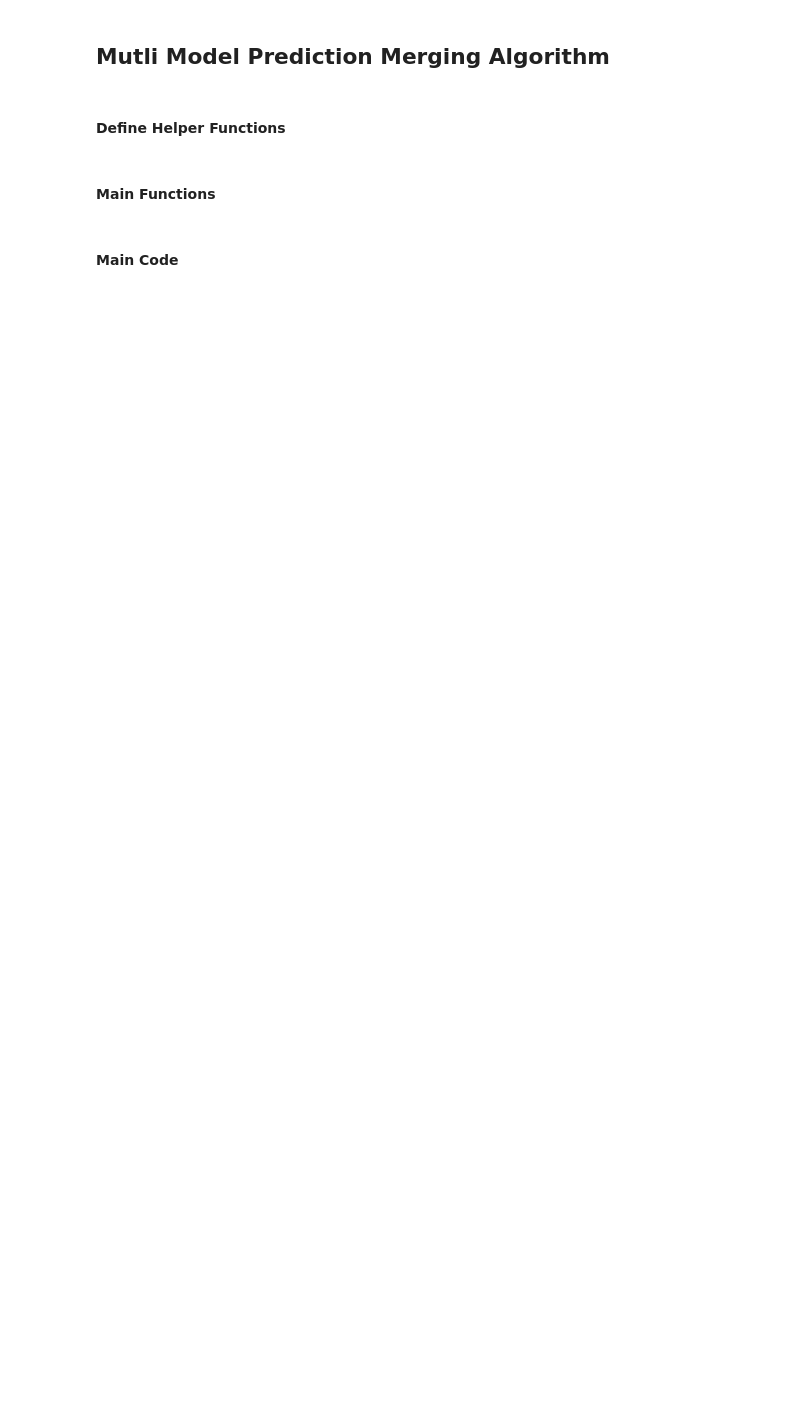
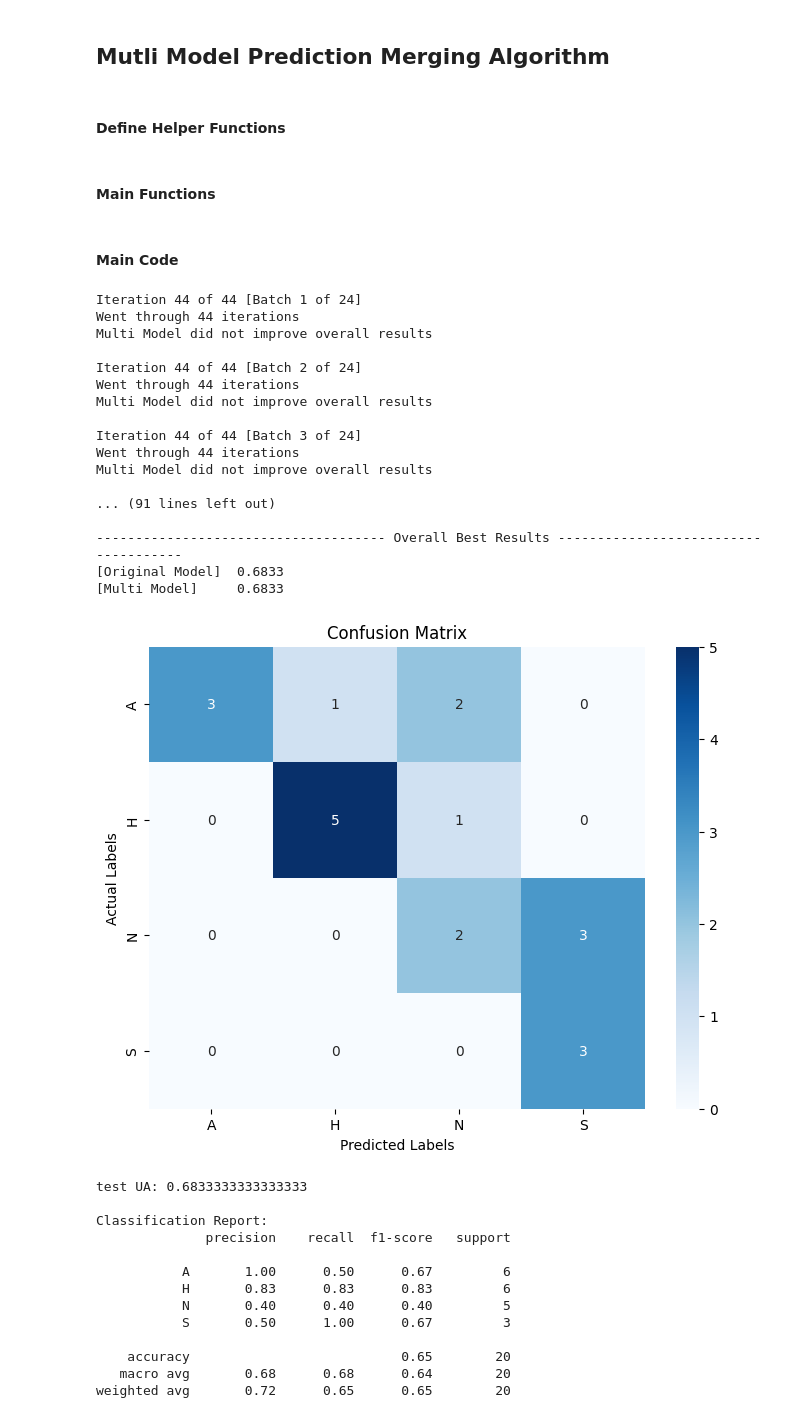
Before and after one commit to ExpiredTapWater/AAI3001-Small-Project, a Jupyter notebook: MainNotebook.ipynb, the cells around one changed output. Drawn from its saved outputs; the diff is of its cells as text; code cells hidden in the pictures; blank space fills up the shorter version.

```diff
--- a/MainNotebook.ipynb
+++ b/MainNotebook.ipynb
@@ -189 +83,4 @@ else: # Running on local Jupyter instance
+# %%
+PLOT_TRAINING_GRAPHS = True
+OUTPUT_MODEL_NAME = "wav2vec2-AAI3001-model"
 # %% [markdown]
@@ -217,0 +124,24 @@ USE_CLASS_WEIGHTS = False #Scored 0.725 when enabled, slightly lower our best
+# %%
+SAVE_FINAL_PREDICTION_CSV = True
+FORMAT_CSV_FOR_KAGGLE = True
+PRINT_ARGUMENTS = False
+SHOW_CM_AFTER_EACH_BATCH = False # Keep false for much clearer final output
+SAVE_FINAL_PREDICTION_CSV = True
+FORMAT_CSV_FOR_KAGGLE = True
+RUN_PARAMETER_SEARCH = True
+FORCE_SKIP_MULTIPREDICT = False
+FORCE_SKIP_PARAMTER_SEARCH = False
+
+if USE_DEBUG_DATASET:
+    enthropy_start = 1.1
+    enthropy_stop = 1.2
+    enthropy_step = 0.01
+    sentiment_start = 0.76
+    sentiment_stop = 0.8
+    sentiment_step = 0.02
+    argmax_start = 0.66
+    argmax_stop = 0.7
+    argmax_step = 0.002
+
+if BEST_MODEL_MODE:
+    DEFAULT_MODE = False
@@ -217,0 +156,12 @@ USE_CLASS_WEIGHTS = False #Scored 0.725 when enabled, slightly lower our best
+# %%
+if CLOUD: # Running on kaggle
+    TSV = CLOUD_TSV_LOCATION
+    AUDIO_DIRECTORY = CLOUD_AUDIO_DIRECTORY
+    REPORT_TO = 'none'
+
+else: # Running on local Jupyter instance
+    TSV = r'C:\Users\ChenYi\Downloads\AAI3001_Project\labels\IEMOCAP_4.tsv'
+    AUDIO_DIRECTORY = r'C:\Users\ChenYi\Downloads\AAI3001_Project\small-project\IEMOCAP_full_release_audio'
+    REPORT_TO = 'all'
+    NUM_WORKERS = 0 # Must set to zero to run
+    BATCH_SIZE = 8 # Adjust to fit model on VRAM
@@ -1002,7 +995,7 @@ def MergePrediction(use_entrophy, sentiment_threshold_range, entrophy_threshold_
 # %% [markdown]
 #### Main Code
 # %%
-if (not ONLY_RUN_TRAINING_LOOP and RUN_PARAMETER_SEARCH) or FORCE_PARAMETER_SEARCH:
+if not FORCE_SKIP_PARAMTER_SEARCH:
 
     overall_best_metric = ''
     overall_best_prediction_strategy = ''
@@ -1043,30 +1036,62 @@ if (not ONLY_RUN_TRAINING_LOOP and RUN_PARAMETER_SEARCH) or FORCE_PARAMETER_SEAR
                     current_improvement = float(result[-1])
 
                     # Check if the current result is better than the overall best
                     if current_improvement > overall_best_improvement:
 
                         # Update the overall best values
                         overall_best_metric = current_metric
                         overall_best_prediction_strategy = prediction_strategy
                         overall_best_sentiment_strategy = sentiment_strategy
                         overall_best_metric_threshold = result[2]
                         overall_best_sentiment_threshold = result[1]
                         overall_best_improvement = current_improvement
                         overall_best_flip = result[-2]
 
     # Print the best result
     if overall_best_metric:
         text = 'Entrophy'
         use_entro = True
     else:
         text = 'Argmax'
         use_entro = False
     print("-------------------------------------- Overall Run Report --------------------------------------")
     print(f"Best overall improvement of: +{overall_best_improvement}")
     print(f"Prediction Strategy: '{overall_best_prediction_strategy}' ")
     print(f"Sentiment Strategy: '{overall_best_sentiment_strategy}' ")
     print(f"Metric: '{text}' with threshold of {overall_best_metric_threshold}")
     print(f"Sentiment threshold of {overall_best_sentiment_threshold}")
     print(f"Flip: {overall_best_flip}")
     print("\n------------------------------------- Overall Best Results -------------------------------------")
     show_best_results(use_entro, overall_best_sentiment_threshold, overall_best_metric_threshold, overall_best_prediction_strategy, overall_best_sentiment_strategy, overall_best_flip, True)
+# %% [output]
+Iteration 44 of 44 [Batch 1 of 24]
+Went through 44 iterations
+Multi Model did not improve overall results
+
+Iteration 44 of 44 [Batch 2 of 24]
+Went through 44 iterations
+Multi Model did not improve overall results
+
+Iteration 44 of 44 [Batch 3 of 24]
+Went through 44 iterations
+Multi Model did not improve overall results
+
+... (91 lines left out)
+
+------------------------------------- Overall Best Results -------------------------------------
+[Original Model]  0.6833
+[Multi Model]     0.6833
+[figure, added]
+test UA: 0.6833333333333333
+
+Classification Report:
+              precision    recall  f1-score   support
+
+           A       1.00      0.50      0.67         6
+           H       0.83      0.83      0.83         6
+           N       0.40      0.40      0.40         5
+           S       0.50      1.00      0.67         3
+
+    accuracy                           0.65        20
+   macro avg       0.68      0.68      0.64        20
+weighted avg       0.72      0.65      0.65        20
```
Also changed, not shown: parts of 41 cells of this notebook.
